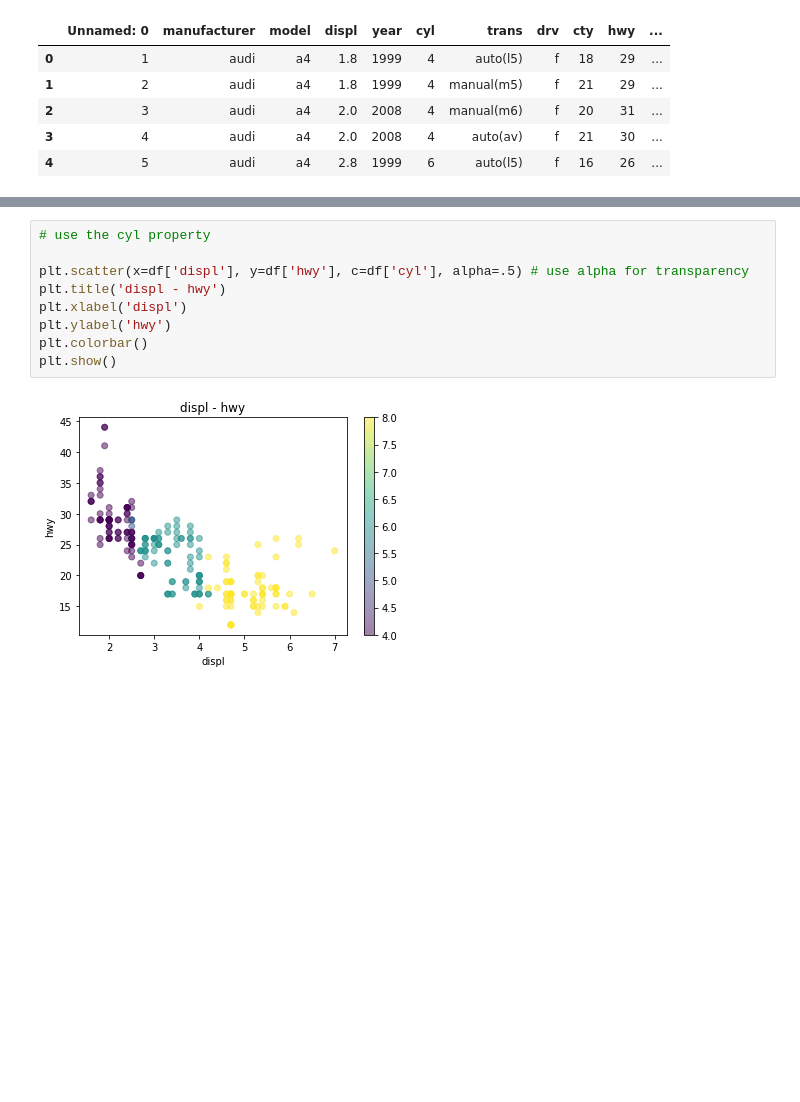
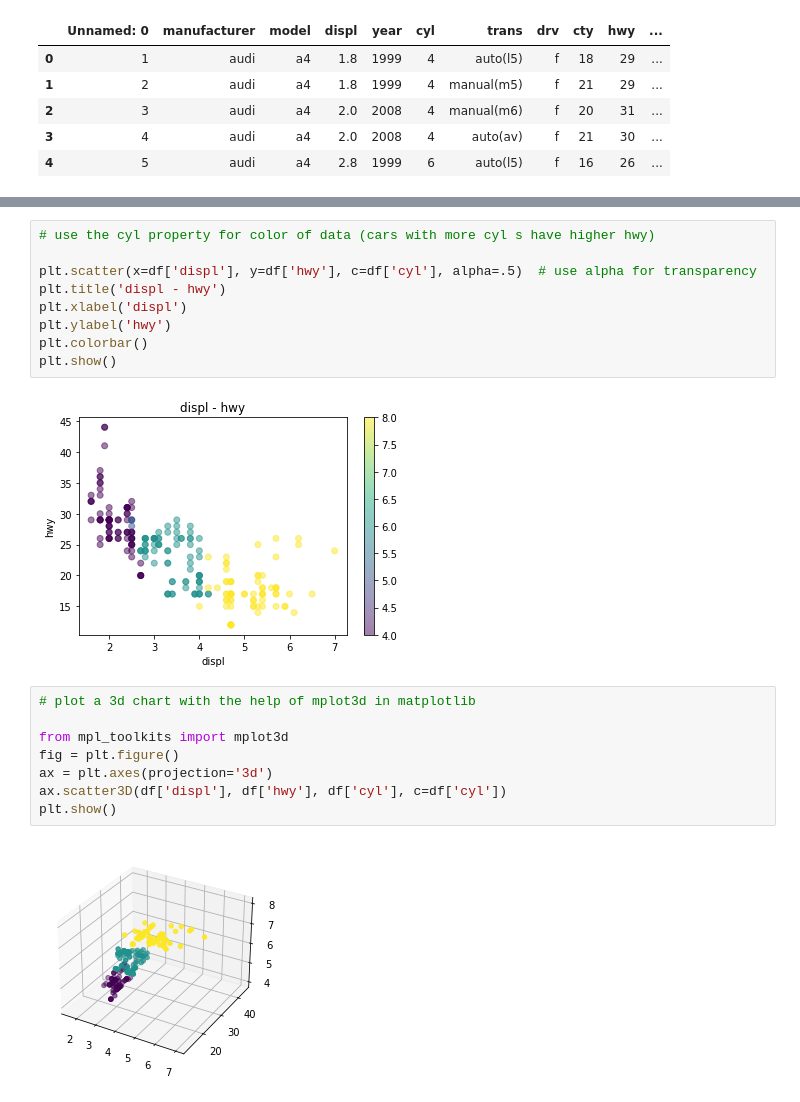
Before and after one commit to exeboy/PythonVisualization, a Jupyter notebook: Data_Visualization.ipynb, the cells around one changed output, grey strips where cells are left out. Drawn from its saved outputs; the diff is of its cells as text; blank space fills up the shorter version.

```diff
--- a/Data_Visualization.ipynb
+++ b/Data_Visualization.ipynb
@@ -42,9 +42,9 @@ plt.show()
 # %% [output]
 [figure]
 # %%
-# use the cyl property
+# use the cyl property for color of data (cars with more cyl s have higher hwy)
 
-plt.scatter(x=df['displ'], y=df['hwy'], c=df['cyl'], alpha=.5) # use alpha for transparency
+plt.scatter(x=df['displ'], y=df['hwy'], c=df['cyl'], alpha=.5)  # use alpha for transparency
 plt.title('displ - hwy')
 plt.xlabel('displ')
 plt.ylabel('hwy')
@@ -52,3 +52,13 @@ plt.colorbar()
 plt.show()
 # %% [output]
 [figure]
+# %%
+# plot a 3d chart with the help of mplot3d in matplotlib
+
+from mpl_toolkits import mplot3d
+fig = plt.figure()
+ax = plt.axes(projection='3d')
+ax.scatter3D(df['displ'], df['hwy'], df['cyl'], c=df['cyl'])
+plt.show()
+# %% [output]
+[figure, added]
```
Also changed, not shown: parts of 6 cells of this notebook.
